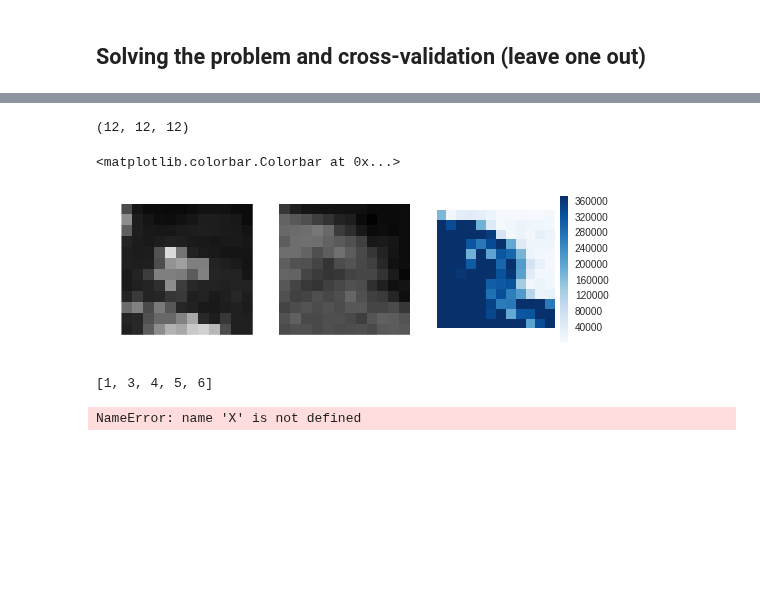
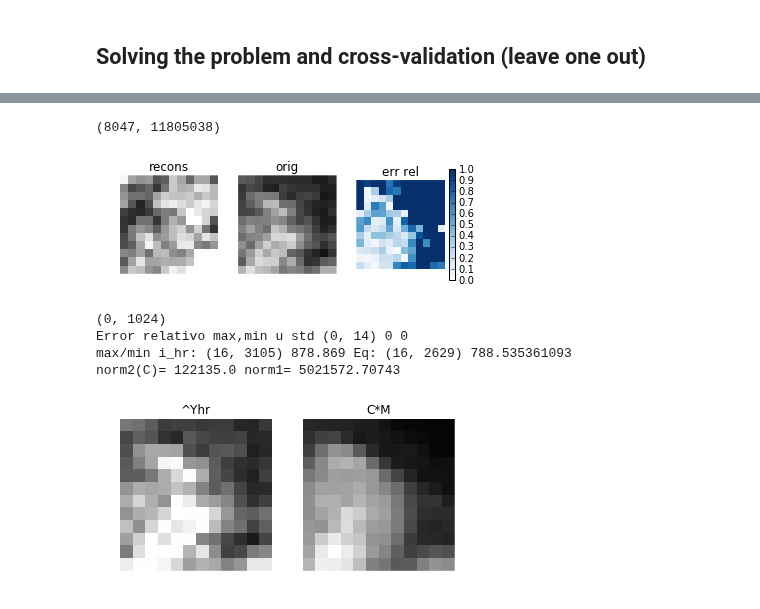
Before and after one commit to egomezsumma/iqt, a Jupyter notebook: Experimento 5 (mapl).ipynb, the cells around one changed output, grey strips where cells are left out. Saved outputs shown, nothing was run; the diff lists cells and outputs as text; code cells hidden in the pictures; blank space fills up the shorter version.

Commit message:
pasando a enfoque de una G por cada coef de Mapl y mepezando a agregar la regularizacion de laplace

```diff
--- a/Experimento 5 (mapl).ipynb
+++ b/Experimento 5 (mapl).ipynb
@@ -214,17 +182,16 @@ print
 # %%
-def solveMin(i_lr, i_hr_shape, downsampling_matrix, M, tau, gtab, scale=2, max_iters=1500, verbose=False):
+def solveMin(i_lr, i_hr_shape, downsampling_matrix, M, scale=2, max_iters=1500, verbose=False):
     Nx, Ny, Nz, Nb = i_hr_shape
     Nb, Nc = M.shape
-    prob, Yhr, Ylr, cvxC, G = define_problem_with_mapl(
+    prob, Yhr, Ylr, cvxC, G, cvxFidelityExp, cvxMaplDualExp, norm1 = define_problem_with_mapl(
                                 i_lr,
                                 i_hr_shape,
                                 downsampling_matrix,
-                                M, tau,
-                                gtab,
+                                M,
                                 scale)
 
     start_time = time.time()
-    res = prob.solve(solver='SCS', max_iters=max_iters, eps=1.00e-01, verbose=verbose )  # Returns the optimal value.
+    res = prob.solve(solver='SCS', max_iters=max_iters, eps=5.0e-03, verbose=verbose )  # Returns the optimal value.
     seg = time.time() - start_time
 
     minutes = int(seg / 60)
@@ -242,8 +209,7 @@ def solveMin(i_lr, i_hr_shape, downsampling_matrix, M, tau, gtab, scale=2, max_i
         A = np.asarray(Yhr.value, dtype='float32').reshape(i_hr_shape, order='F')
         C = np.asarray(cvxC.value, dtype='float32').reshape((Nx, Ny, Nz, Nc), order='F')
 
-
-    return A, C, seg, prob
+    return A, C, Yhr, cvxFidelityExp, cvxMaplDualExp, norm1, seg, prob
 # %% [markdown]
 ## Solving the problem and cross-validation (leave one out)
 # %%
@@ -454,27 +443,41 @@ optimal_vals [696023.0279908237]
 # %%
+#mse = ((A-i_hr)**2).mean(axis=3)
 mse = ((A-i_hr)**2).mean(axis=3)
-print mse.shape
 
-reload(img_utils)
-plt, _, _, im3 = img_utils._isc3(A, i_hr, mse,  b=4, vmax=[3000,374942], vmin=[0, 300])
+err = np.abs(A - i_hr)
+err_rel = np.divide(err, i_hr+1)#para q no de infinito
+
+titles=['recons', 'orig', 'err rel']
+plt, _, _, im3 = img_utils._isc3(A, i_hr, err_rel,  b=4, vmin=[0, 0], vmax=[1200,1] ,titles=titles)
 plt.colorbar(im3,fraction=0.056, pad=0.04)
+mm(mse)
+#hist(err_rel.flatten(), range=(0,6))
 # %% [output]
-(12, 12, 12)
+(8047, 11805038)
-<matplotlib.colorbar.Colorbar at 0x...>
-[figure, old version]
+[figure, new version]
-# %%
-bs = [1,3,1,4,5,5,6]
-
-dicIndices = {}
-for b in bs :
-    if b not in dicIndices:
-        dicIndices[b] = [ i for i in xrange(len(bs)) if bs[i] == b]
-
-dicIndices2 = dict((b , [ i for i in xrange(len(bs)) if bs[i] == b] ) for b in bs)
-dicIndices2.keys()
-# %% [output]
-[1, 3, 4, 5, 6]
-# %%
-X.shape
-# %% [output]
-NameError: name 'X' is not defined
+# %%
+Nx, Ny, Nz, Nb = i_hr.shape
+Nb, Nc =  M.shape
+Eq_reconst = M.dot(C.reshape((Nx*Ny*Nz, Nc), order='F').T).T#mapl_predict(gtab, C.reshape((Nx*Ny*Nz, Nc), order='F'), M, tau, Nx, Ny, Nz)
+Eq_reconst = Eq_reconst.reshape((Nx, Ny, Nz, Nb), order='F')
+
+err = np.abs(Eq_reconst - i_hr)
+err_rel = np.divide(err, i_hr+1)#para q no de infinito
+
+print mm(err)
+print 'Error relativo max,min u std', mm(err_rel), int(err_rel.mean()), \
+                                      int(np.std(err_rel))
+
+#img_utils._isc(i_hr, Eq_reconst, b=b, vmin=0, vmax=1200, titles=['i_hr', 'cvxpy'])
+img_utils._isc(A, Eq_reconst,b=4, vmin=0, vmax=900, titles=['^Yhr', 'C*M'])
+
+#img_utils._is( Eq_reconst,b=4, vmin=0, vmax=3000)
+print 'max/min i_hr:',mm(i_hr),i_hr.mean(),'Eq:', mm(Eq_reconst), Eq_reconst.mean()
+np.any(Eq_reconst<=0)
+print 'norm2(C)=', np.linalg.norm(C), 'norm1=', cvx.norm1(C.flatten()).value
+# %% [output]
+(0, 1024)
+Error relativo max,min u std (0, 14) 0 0
+max/min i_hr: (16, 3105) 878.869 Eq: (16, 2629) 788.535361093
+norm2(C)= 122135.0 norm1= 5021572.70743
+[figure, added]
```
Also changed, not shown: parts of 17 cells of this notebook, 7 other files.
